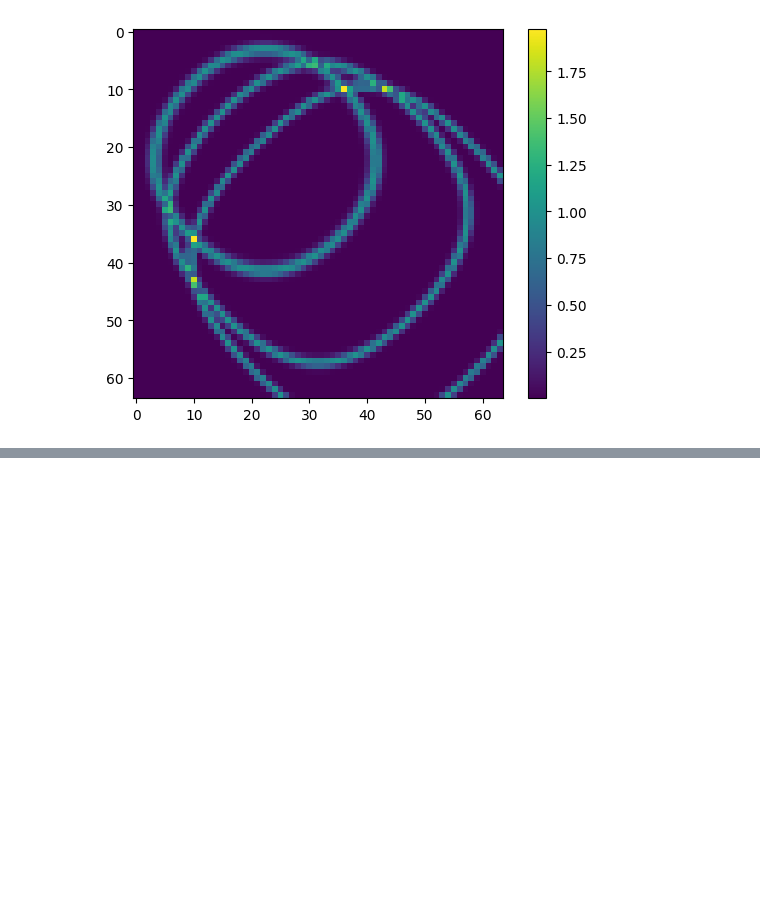
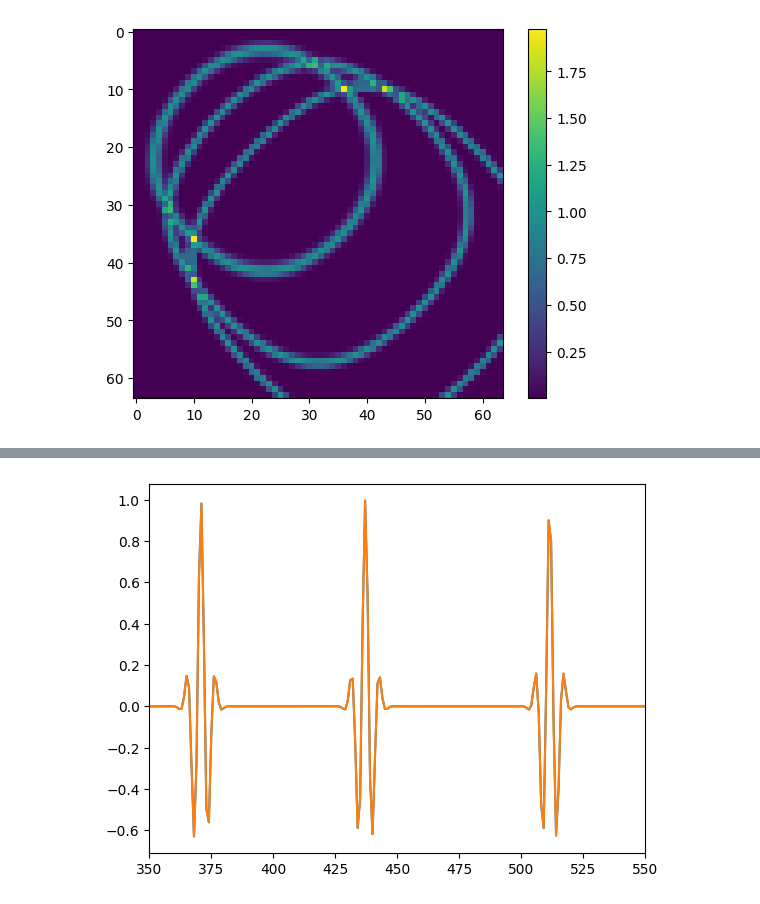
Before and after one commit to wewightman/pycbf, a Jupyter notebook: examples/test_notebook.ipynb, the cells around one changed output, grey strips where cells are left out. Saved outputs shown, nothing was run; the diff lists cells and outputs as text; code cells hidden in the pictures; blank space fills up the shorter version.

```diff
--- a/examples/test_notebook.ipynb
+++ b/examples/test_notebook.ipynb
@@ -138,0 +234,12 @@ plt.show()
+# %%
+import multiprocessing as mp
+arr = mp.RawArray(ct.c_float, rf.flatten())
+# %%
+sub = arr[:rf.shape[-1]]
+plt.figure()
+plt.plot(sub)
+plt.plot(rf[0,0])
+plt.xlim(350, 550)
+plt.show()
+# %% [output]
+[figure, added]
```
Also changed, not shown: parts of 19 cells of this notebook, 12 other files.
